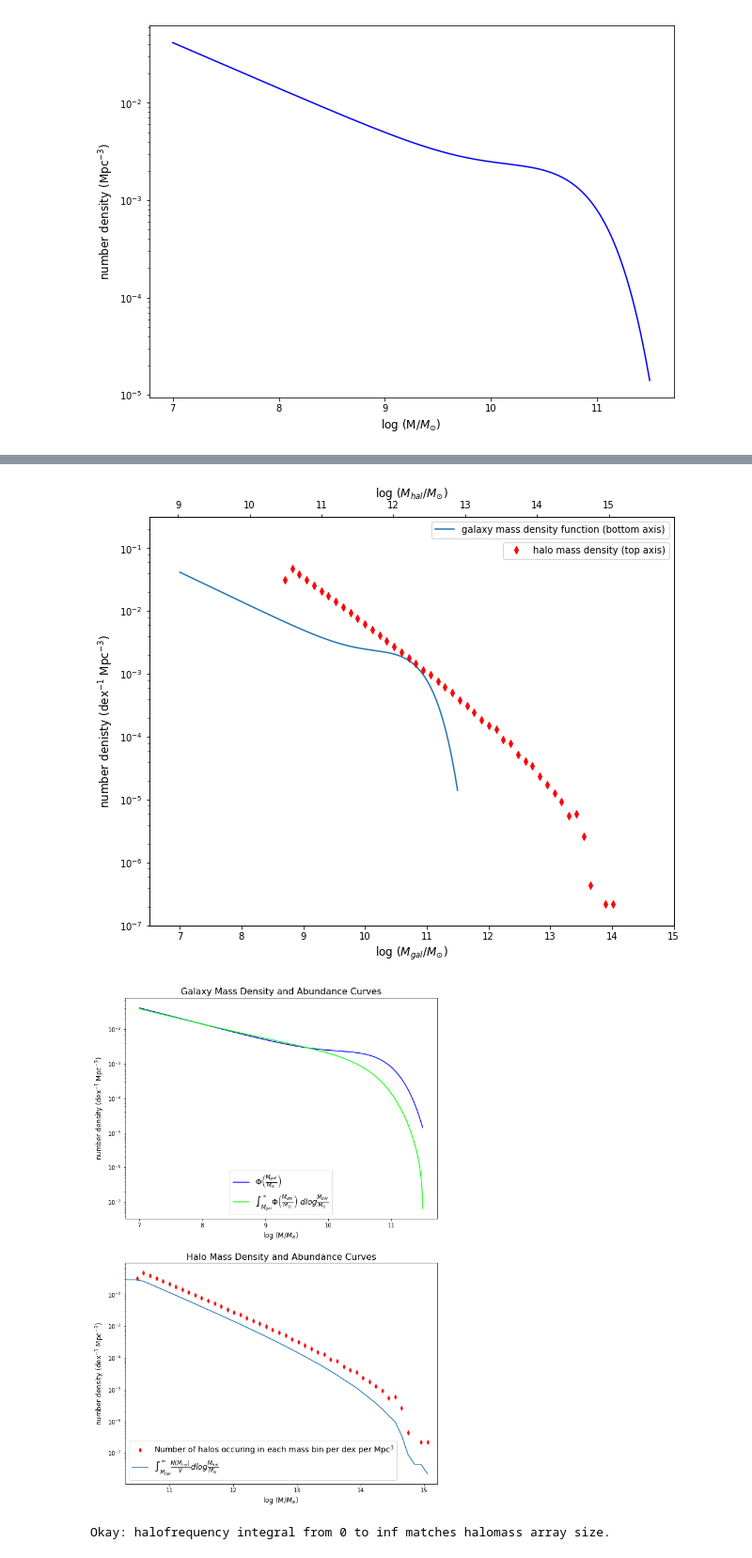
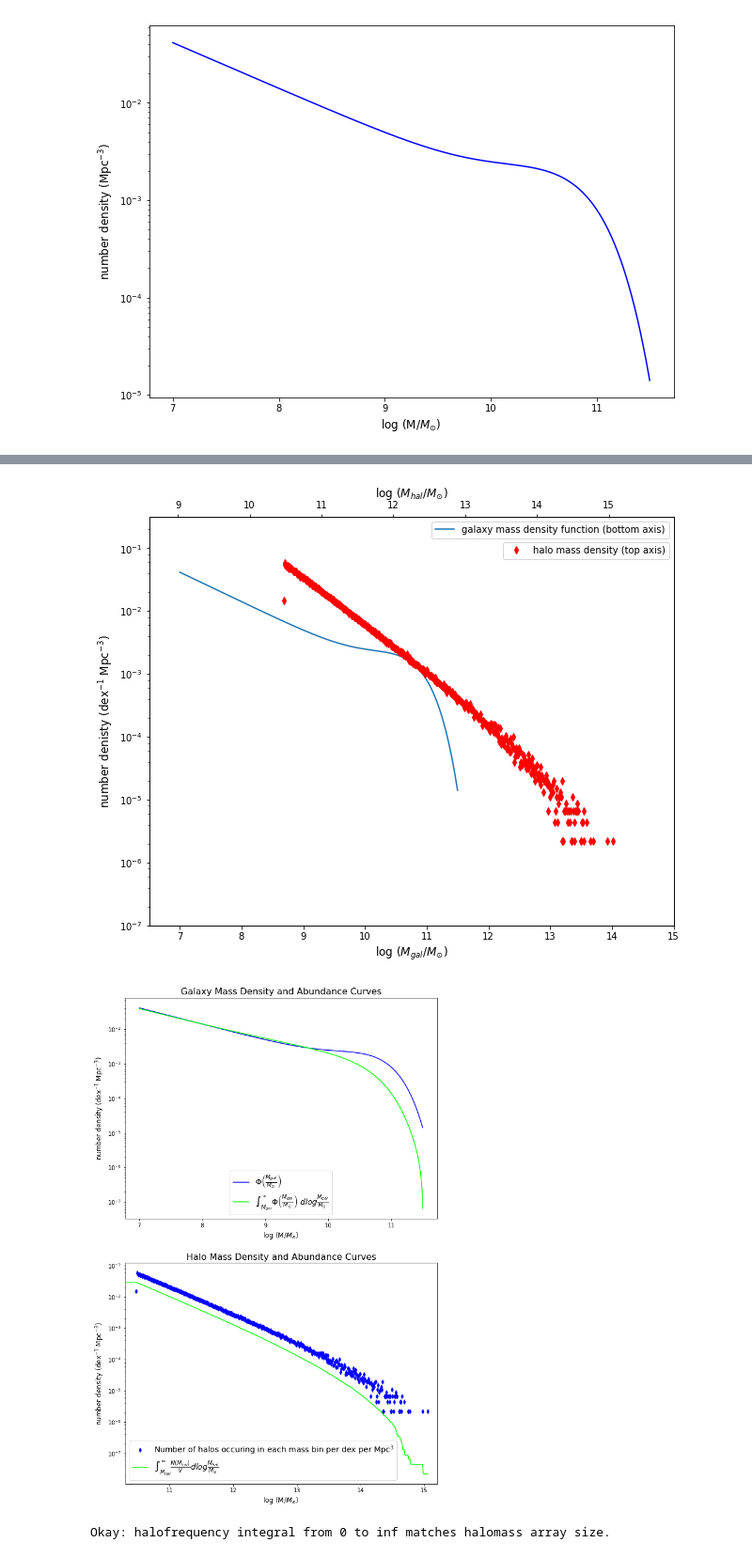
Before and after one commit to patricks1/Tinker, a Jupyter notebook: schechter.ipynb, the cells around one changed output, grey strips where cells are left out. Shown at 94% size. Drawn from its saved outputs; the diff is of its cells as text; code cells hidden in the pictures.

```diff
--- a/schechter.ipynb
+++ b/schechter.ipynb
@@ -46,15 +46,15 @@ plt.show()
 # %%
 #BINNING AND PLOTTING HALO MASS DENSITIES
 
-binsize=0.1 #Bin size is 0.1 dex
-#Creating the bins, which span from 8 dex to 15 dex:
-bins=np.logspace(8,15.1,(15.1-8.)/binsize+1) #non-exponential bins (Add 1 to the num arg because the elements include the starting point.)
+binsize=0.01 #Bin size in units of dex
+#Creating the bins, which span from 8 dex to 15.06 dex:
+bins=np.logspace(8,15.06,(15.06-8.)/binsize+1) #non-exponential bins (Add 1 to the num arg because the elements include the starting point.)
 logbins=np.log10(bins) #bins in dex units
 
 fig=plt.figure(figsize=(10,25))
 
 halomassplot=fig.add_subplot(3,1,1)
-halofreq, binsout, patches = halomassplot.hist(halomass,bins=bins,edgecolor='k')
+halofreq, binsout, patches = halomassplot.hist(halomass,bins=bins,edgecolor='k',linewidth=0.2)
 halomassplot.set_xscale('log')
 halomassplot.set_yscale('log')
 halomassplot.set_ylabel('number density (pure count)',fontsize=12)
@@ -73,5 +73,10 @@ dotplot.set_ylabel('number density (dex$^{-1}$ Mpc$^{-3}$)',fontsize=12)
 dotplot.set_xlabel('$M_{hal}/M_{\odot}$',fontsize=12)
 dotplot.set_title('Halo Mass Frequency (per Bolshoi simulation volume)',fontsize=15)
 
+##Debugging
+print 'halofreq:'
+print halofreq
+##End debugging
+
 plt.show()
 # %% [output]
@@ -111,7 +133,7 @@ plt.legend(bbox_to_anchor=[1,0.95])
 
 plt.show()
 # %% [output]
-[figure, old version]
+[figure, new version]
 # %%
 #CREATE THE ABUNDANCE CURVE FOR GALAXY MASS
 revphi = np.flip(phi,0) #reverse galaxy number density array so I can calculate the area as the integral from M_gal to inf
@@ -127,37 +149,44 @@ galaxymassplt=fig.add_subplot(2,1,1)
 galaxymassplt.semilogy(logmratio,phi,'b-', #Replot the galaxy mass density function created earlier
                       label='$\\Phi \\left(\\frac{M_{gal}}{M_{\\odot}} \\right)$')
 galaxymassplt.set_ylabel('number density (dex$^{-1}$ Mpc$^{-3}$)',fontsize=12)
 galaxymassplt.set_xlabel('log (M/$M_{\odot}$)',fontsize=12)
 galaxymassplt.semilogy(revlogmratio,galaxyarea,color=(0,1,0), #Plot the area under the galaxy mass density function according to the integral from M_gal to inf
                        label='$\\int_{M_{gal}}^{\\infty}\\Phi \\left(\\frac{M_{gal}}{M_{\\odot}} \\right)\;'
                        'dlog\\frac{M_{gal}}{M_{\\odot}}$')
 galaxymassplt.legend(fontsize=14,loc='lower center')
 galaxymassplt.set_title('Galaxy Mass Density and Abundance Curves',fontsize=16)
 
 #CREATE THE ABUNDANCE CURVE FOR HALO MASS
 revhalofreq = np.flip(halofreq,0) #reverse the halo frequency array so I can calculate the area as the integral from M_hal to infinity
 revlogmidbins = np.flip(logmidbins,0) #reverse the logmidbins array so I can plot the area later in the code
 sumdy_hal=np.array([revhalofreq[:i].sum() for i in np.arange(1,len(revhalofreq)+1,1)]) #Create an array of the sum of all frequencies/Mpc^3 from M_hal to infinity, using revhalofreq, which starts from the most massive halos and progresses to the least massive halos
-haloarea=sumdy_hal*binsize #midpoint approximation of the the curve of integral of all HO frequencies/Mpc^3 from M_hal to infinity
+haloarea=sumdy_hal*binsize #midpoint approximation of the the curve of integral of all Halo frequencies/Mpc^3 from M_hal to infinity
 
 #Plotting halo
 haloabundanceplt=fig.add_subplot(2,1,2)
-haloabundanceplt.semilogy(logmidbins,halofreq,'rd',markersize=5,label='Number of halos occuring in each mass bin per dex per Mpc$^{3}$')
-haloabundanceplt.semilogy(revlogmidbins,haloarea,label='$\\int_{M_{hal}}^{\infty}\\frac{N(M_{hal})}{V}dlog\\frac{M_{hal}}{M_{\odot}}$')
+haloabundanceplt.semilogy(logmidbins,halofreq,'bd',markersize=5,label='Number of halos occuring in each mass bin per dex per Mpc$^{3}$')
+haloabundanceplt.semilogy(revlogmidbins,haloarea,color=(0,1,0),
+                          label='$\\int_{M_{hal}}^{\infty}\\frac{N(M_{hal})}{V}dlog\\frac{M_{hal}}{M_{\odot}}$')
 haloabundanceplt.set_xlabel('log (M/$M_{\odot}$)',fontsize=12)
 haloabundanceplt.set_ylabel('number density (dex$^{-1}$ Mpc$^{-3}$)',fontsize=12)
 haloabundanceplt.legend(fontsize=14)
 haloabundanceplt.set_title('Halo Mass Density and Abundance Curves',fontsize=16)
 haloabundanceplt.set_xlim(10.3,15.2)
 
 plt.savefig('Abundance Curves.png')
 plt.show()
 
 #Perform a test:
-if halomass.size/(250./0.7)**3.==np.max(haloarea): #Testing to make sure that the number of elements in the halomass array matches the integral from 0 to infinity.
+roundeddigits=17
+if round(halomass.size/(250./0.7)**3.,roundeddigits)==round(np.max(haloarea),roundeddigits): #Testing to make sure that the number of elements in the halomass array matches the integral from 0 to infinity. *TEST ROUNDED TO NEAREST 10^-17 BECAUSE OF ROUNDING ERRORS IN THE CALCULATION OF CUMULATIVE DENSITY IMPLIED BY HALOMASS ARRAY SIZE
     print"Okay: halofrequency integral from 0 to inf matches halomass array size."
 else:
-    print"Error: halofrequency integral from 0 to inf does not match halo array size."
+    print("Error: halofrequency integral from 0 to inf does not match halo array size."
+          '\nCount implied by halo area: {0:0.20f}'
+          '\nSize of halomass array: {1:0.20f}'
+          '\nCumulative density implied by halomass size: {2:0.20e}'
+          '\nMax of haloarea: {3:0.20e}'.format(np.max(haloarea)*(250./0.7)**3.,halomass.size,halomass.size/(250./0.7)**3.,
+                                              np.max(haloarea)))
 # %% [output]
-[figure, old version]
+[figure, new version]
 Okay: halofrequency integral from 0 to inf matches halomass array size.
```
Also changed, not shown: parts of 4 cells of this notebook.
